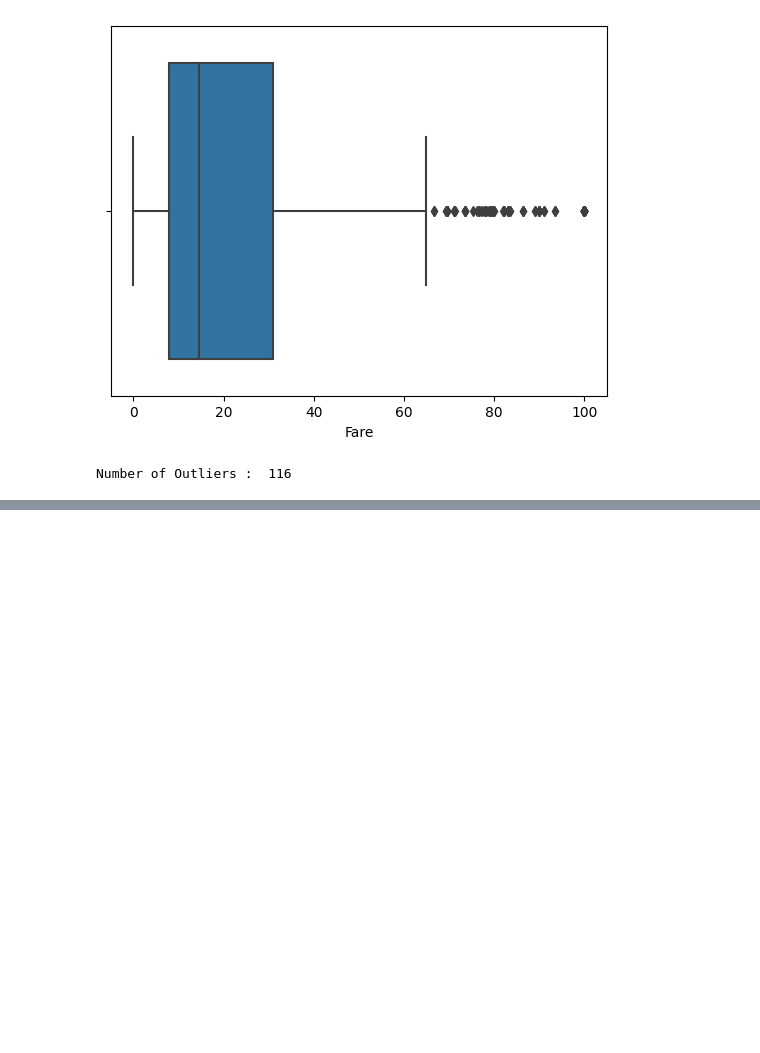
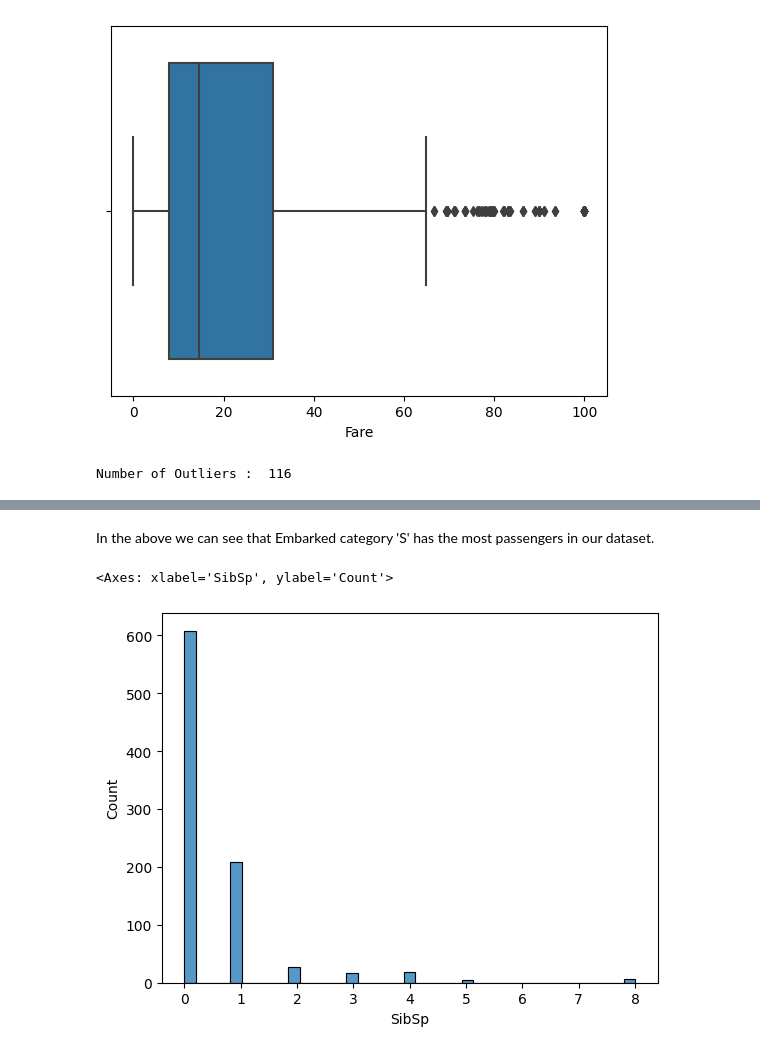
Before and after one commit to mehtasumit1007/TitanicPredictionModelling, a Jupyter notebook: Modelling_Main.ipynb, the cells around one changed output, grey strips where cells are left out. Drawn from its saved outputs; the diff is of its cells as text; code cells hidden in the pictures; blank space fills up the shorter version.

```diff
--- a/Modelling_Main.ipynb
+++ b/Modelling_Main.ipynb
@@ -260,0 +212,7 @@ df_titanic['Fare'] = df_titanic['Fare'].clip(upper = 100)
+# %% [markdown]
+In the above we can see that Embarked category 'S' has the most passengers in our dataset.
+# %%
+sns.histplot(df_titanic['SibSp'].dropna(),kde=False)
+# %% [output]
+<Axes: xlabel='SibSp', ylabel='Count'>
+[figure, added]
```
Also changed, not shown: parts of 14 cells of this notebook.
